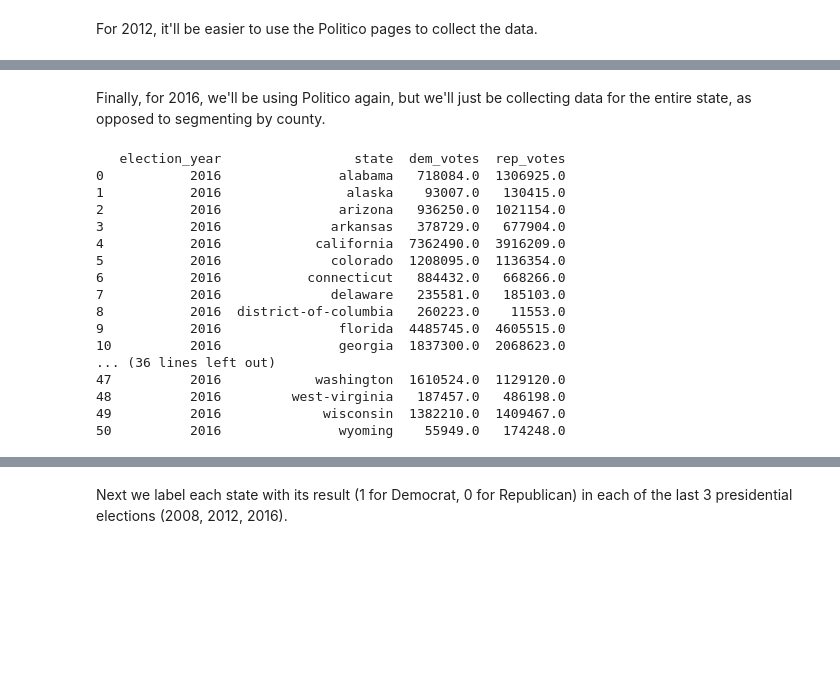
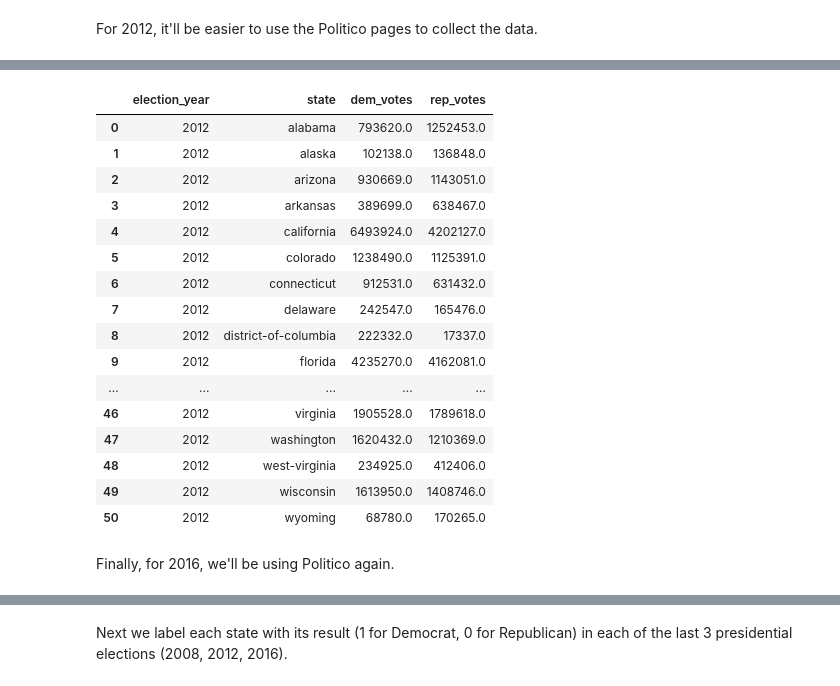
Before and after one commit to malexandert/15388_final, a Jupyter notebook: project.ipynb, the cells around one changed output, grey strips where cells are left out. Cells and saved outputs as stored; diff of their text form; code cells hidden in the pictures; blank space fills up the shorter version.

```diff
--- a/project.ipynb
+++ b/project.ipynb
@@ -145,15 +161,9 @@ election_year state
 # %% [markdown]
 For 2012, it'll be easier to use the Politico pages to collect the data.
 # %%
-def voter_html_to_data_2012(voter_html, soup):
-    county_name = soup.find('option', value=('#' + voter_html.get('id'))).get_text().lower()
-    blue_votes = int(voter_html.find(class_='party-democrat').find(class_='results-popular').get_text().strip().replace(',',''))
-    red_votes = int(voter_html.find(class_='party-republican').find(class_='results-popular').get_text().strip().replace(',',''))
-    return [county_name, blue_votes, red_votes]
-
 def get_voter_data_2012():
     # Set up our data frame
-    df = pd.DataFrame(columns=('election_year', 'state', 'county', 'dem_votes', 'rep_votes'))
+    df = pd.DataFrame(columns=('election_year', 'state', 'dem_votes', 'rep_votes'))
 
     # Base url we'll be getting data from
     base_url = 'http://www.politico.com/2012-election/results/president/'
@@ -162,7 +172,7 @@ def get_voter_data_2012():
     state_urls = sorted([state.lower().replace(' ', '-') for state in states])
 
     # Once again, Alaska and D.C. are slightly different
-    num_counties = 0
+    num_states = 0
     for state in state_urls:
         # Get data from site
         try:
@@ -172,19 +182,11 @@ def get_voter_data_2012():
             response = requests.get(base_url + state + '/')
         election_soup = BeautifulSoup(response.text, 'html.parser')
         header_data = ['2012', state]
-        if state != 'alaska' and state != 'district-of-columbia':
-            data_rows = election_soup.find('div', class_='state-results-micro').find_all('tbody')
-
-            for row in data_rows:
-                voter_data = header_data + voter_html_to_data_2012(row, election_soup)
-                df.loc[num_counties] = voter_data
-                num_counties += 1
-        else:
-            data = election_soup.find('div', class_='state-results-macro').table.tbody
-            blue_votes = int(data.find(class_='party-democrat').find(class_='results-popular').get_text().strip().replace(',',''))
-            red_votes = int(data.find(class_='party-republican').find(class_='results-popular').get_text().strip().replace(',',''))
-            voter_data = header_data + [state.replace('-',' '), blue_votes, red_votes]
-            df.loc[num_counties] = voter_data
-            num_counties += 1
+        data = election_soup.find('div', class_='state-results-macro').table.tbody
+        blue_votes = int(data.find(class_='party-democrat').find(class_='results-popular').get_text().strip().replace(',',''))
+        red_votes = int(data.find(class_='party-republican').find(class_='results-popular').get_text().strip().replace(',',''))
+        voter_data = header_data + [blue_votes, red_votes]
+        df.loc[num_states] = voter_data
+        num_states += 1
 
     return df
@@ -212,5 +195,25 @@ election_year state
+# %%
+df_2012
+# %% [output]
+|  | election_year | state | dem_votes | rep_votes |
+| 0 | 2012 | alabama | 793620.0 | 1252453.0 |
+| 1 | 2012 | alaska | 102138.0 | 136848.0 |
+| 2 | 2012 | arizona | 930669.0 | 1143051.0 |
+| 3 | 2012 | arkansas | 389699.0 | 638467.0 |
+| 4 | 2012 | california | 6493924.0 | 4202127.0 |
+| 5 | 2012 | colorado | 1238490.0 | 1125391.0 |
+| 6 | 2012 | connecticut | 912531.0 | 631432.0 |
+| 7 | 2012 | delaware | 242547.0 | 165476.0 |
+| 8 | 2012 | district-of-columbia | 222332.0 | 17337.0 |
+| 9 | 2012 | florida | 4235270.0 | 4162081.0 |
+| ... | ... | ... | ... | ... |
+| 46 | 2012 | virginia | 1905528.0 | 1789618.0 |
+| 47 | 2012 | washington | 1620432.0 | 1210369.0 |
+| 48 | 2012 | west-virginia | 234925.0 | 412406.0 |
+| 49 | 2012 | wisconsin | 1613950.0 | 1408746.0 |
+| 50 | 2012 | wyoming | 68780.0 | 170265.0 |
 # %% [markdown]
-Finally, for 2016, we'll be using Politico again, but we'll just be collecting data for the entire state, as opposed to segmenting by county.
+Finally, for 2016, we'll be using Politico again.
 # %%
 def voter_html_to_data_2016(voter_html):
     blue_votes = int(voter_html.find(class_='type-democrat').find(class_='results-popular').get_text().replace(',',''))
@@ -243,22 +246,3 @@ def get_voter_data_2016():
     return df
 # %%
 df_2016 = get_voter_data_2016()
-print df_2016
-# %% [output]
-   election_year                 state  dem_votes  rep_votes
-0           2016               alabama   718084.0  1306925.0
-1           2016                alaska    93007.0   130415.0
-2           2016               arizona   936250.0  1021154.0
-3           2016              arkansas   378729.0   677904.0
-4           2016            california  7362490.0  3916209.0
-5           2016              colorado  1208095.0  1136354.0
-6           2016           connecticut   884432.0   668266.0
-7           2016              delaware   235581.0   185103.0
-8           2016  district-of-columbia   260223.0    11553.0
-9           2016               florida  4485745.0  4605515.0
-10          2016               georgia  1837300.0  2068623.0
-... (36 lines left out)
-47          2016            washington  1610524.0  1129120.0
-48          2016         west-virginia   187457.0   486198.0
-49          2016             wisconsin  1382210.0  1409467.0
-50          2016               wyoming    55949.0   174248.0
```
Also changed, not shown: parts of 10 cells of this notebook.
